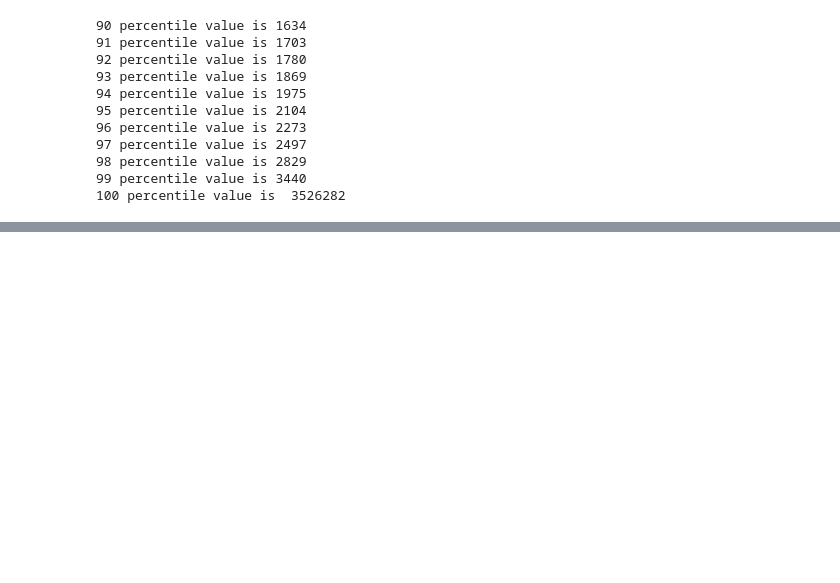
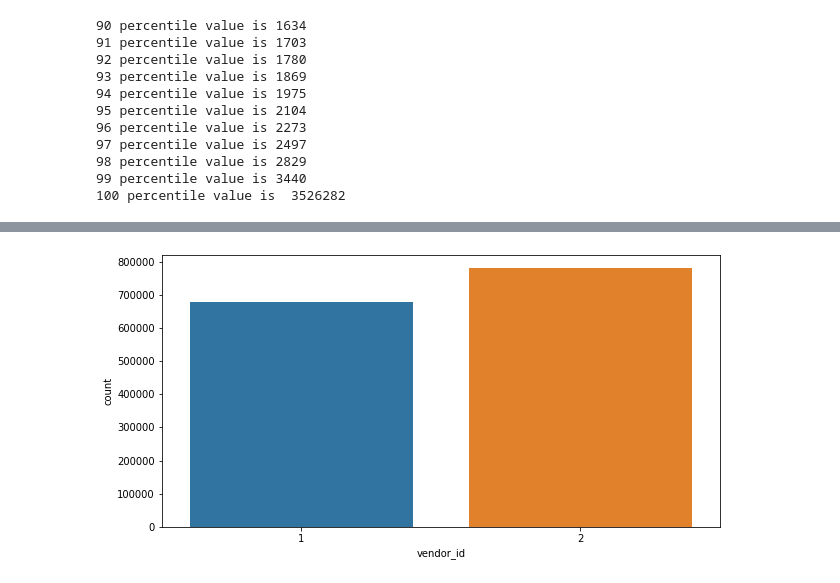
Before and after one commit to AmirKhan6219/NYC-Taxi-Trip-Time-Prediction, a Jupyter notebook: NYC_Taxi_Trip_Time_prediction.ipynb, the cells around one changed output, grey strips where cells are left out. Cells and saved outputs as stored; diff of their text form; code cells hidden in the pictures; blank space fills up the shorter version.

```diff
--- a/NYC_Taxi_Trip_Time_prediction.ipynb
+++ b/NYC_Taxi_Trip_Time_prediction.ipynb
@@ -221,0 +252,7 @@ print("100 percentile value is ",duration[-1])
+# %%
+# vendor id
+plt.figure(figsize = (10,5))
+sns.countplot(data.vendor_id)
+plt.show()
+# %% [output]
+[figure, added]
```
Also changed, not shown: parts of 10 cells of this notebook.
